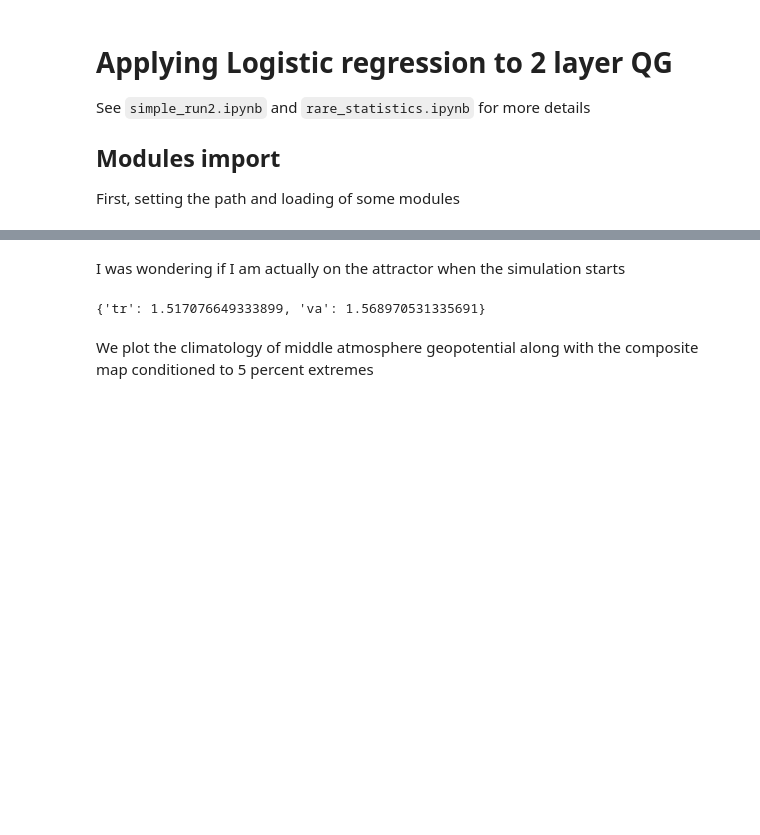
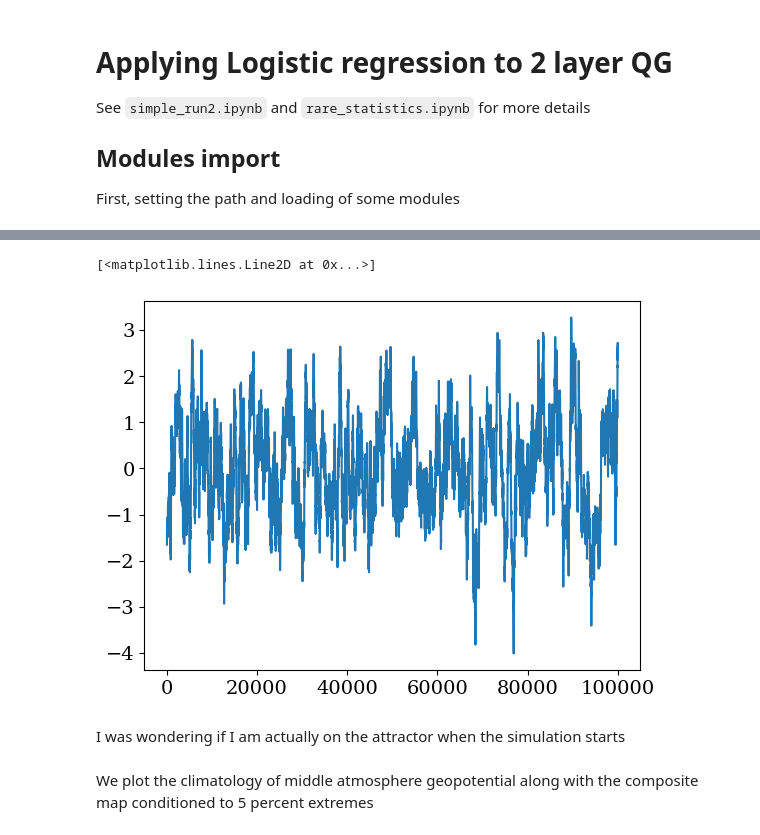
Before and after one commit to georgemilosh/qgs, a Jupyter notebook: rareevents/logistic_regression.ipynb, the cells around one changed output, grey strips where cells are left out. Saved outputs shown, nothing was run; the diff lists cells and outputs as text; code cells hidden in the pictures; blank space fills up the shorter version.

```diff
--- a/rareevents/logistic_regression.ipynb
+++ b/rareevents/logistic_regression.ipynb
@@ -359,9 +390,10 @@ threshold[sample_set] = 1.568970531335691, np.sum(list_extremes[sample_set])/len
+# %%
+plt.plot(groundT['tr'].anomaly[:,9,9])
+# %% [output]
+[<matplotlib.lines.Line2D at 0x...>]
+[figure, added]
 # %% [markdown]
 I was wondering if I am actually on the attractor when the simulation starts
-# %%
-threshold
-# %% [output]
-{'tr': 1.517076649333899, 'va': 1.568970531335691}
 # %% [markdown]
 We plot the climatology of middle atmosphere geopotential along with the composite map conditioned to 5 percent extremes
 # %%
```
Also changed, not shown: parts of 3 cells of this notebook, 2 other files.
